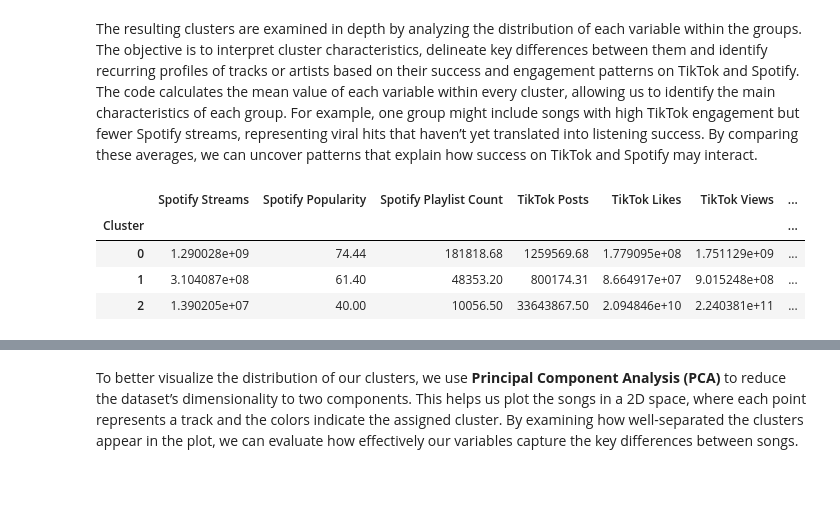
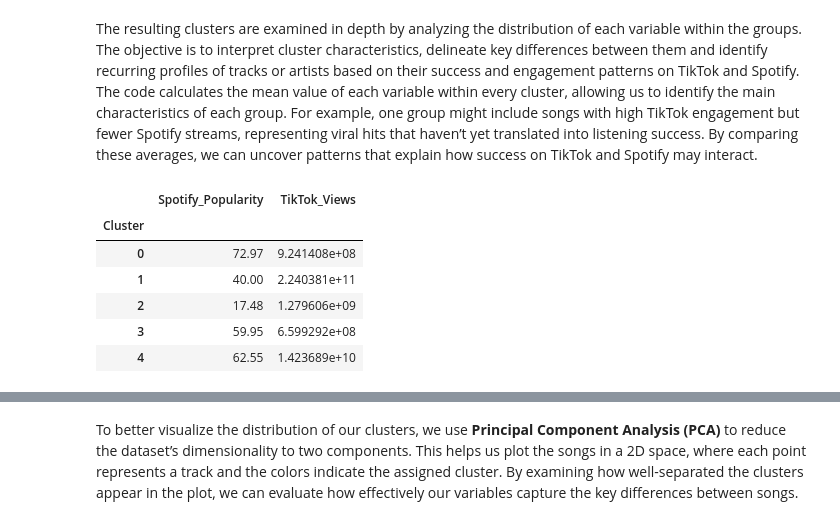
Before and after one commit to letti70033/spotify-tiktok-analysis, a Jupyter notebook: Notebook.ipynb, the cells around one changed output, grey strips where cells are left out. Drawn from its saved outputs; the diff is of its cells as text; code cells hidden in the pictures; blank space fills up the shorter version.

```diff
--- a/Notebook.ipynb
+++ b/Notebook.ipynb
@@ -1080,16 +1048,11 @@ In this phase, the core quantitative variables for clustering (such as streams,
 # %%
 # Select relevant numerical features for clustering
 features = [
-    'Spotify Streams',
-    'Spotify Popularity',
-    'Spotify Playlist Count',
-    'TikTok Posts',
-    'TikTok Likes',
-    'TikTok Views',
-    'Track Score'
+    'Spotify_Popularity',
+    'TikTok_Views',
 ]
 
-X = df[features]
+X = spotify_songs[features]
 
 # Standardize the data
 scaler = StandardScaler()
@@ -1162,3 +1127,13 @@ The silhouette analysis shows that the score reaches its maximum value at **k =
 # %% [markdown]
 After identifying the optimal number of clusters, we apply the **K-Means algorithm** to group songs based on their standardized performance metrics. Each cluster represents a different success profile: for instance, some clusters may include songs that went viral on TikTok but didn’t convert strongly on Spotify, while others may group more established Spotify hits with limited social engagement.
 We then add the resulting cluster labels to the dataset, stored in a new column named “Cluster”. Displaying the number of items per cluster allows us to verify that all clusters are adequately represented and that no group contains too few observations, which could indicate an imbalance or an unsuitable k value
+# %%
+# Choose the optimal K based on Elbow and Silhouette results
+optimal_k = 3
+
+# Apply K-Means
+kmeans = KMeans(n_clusters=optimal_k, random_state=42, n_init=10)
+spotify_songs['Cluster1'] = kmeans.fit_predict(X_scaled)
+
+# Check cluster distribution
+spotify_songs['Cluster1'].value_counts()
@@ -1165,12 +1148,12 @@ We then add the resulting cluster labels to the dataset, stored in a new column
 # %%
 # Choose the optimal K based on Elbow and Silhouette results
-optimal_k = 3
+optimal_k = 5
 
 # Apply K-Means
 kmeans = KMeans(n_clusters=optimal_k, random_state=42, n_init=10)
-df['Cluster'] = kmeans.fit_predict(X_scaled)
+spotify_songs['Cluster'] = kmeans.fit_predict(X_scaled)
 
 # Check cluster distribution
-df['Cluster'].value_counts()
+spotify_songs['Cluster'].value_counts()
 # %% [output]
 Cluster
@@ -1187,11 +1170,13 @@ The resulting clusters are examined in depth by analyzing the distribution of ea
 The code calculates the mean value of each variable within every cluster, allowing us to identify the main characteristics of each group. For example, one group might include songs with high TikTok engagement but fewer Spotify streams, representing viral hits that haven’t yet translated into listening success. By comparing these averages, we can uncover patterns that explain how success on TikTok and Spotify may interact.
 # %%
 # Analyze the characteristics of each cluster
-cluster_summary = df.groupby('Cluster')[features].mean().round(2)
+cluster_summary = spotify_songs.groupby('Cluster')[features].mean().round(2)
 cluster_summary
 # %% [output]
-|  | Spotify Streams | Spotify Popularity | Spotify Playlist Count | TikTok Posts | TikTok Likes | TikTok Views | ... |
-| Cluster |  |  |  |  |  |  | ... |
-| 0 | 1.290028e+09 | 74.44 | 181818.68 | 1259569.68 | 1.779095e+08 | 1.751129e+09 | ... |
-| 1 | 3.104087e+08 | 61.40 | 48353.20 | 800174.31 | 8.664917e+07 | 9.015248e+08 | ... |
-| 2 | 1.390205e+07 | 40.00 | 10056.50 | 33643867.50 | 2.094846e+10 | 2.240381e+11 | ... |
+|  | Spotify_Popularity | TikTok_Views |
+| Cluster |  |  |
+| 0 | 72.97 | 9.241408e+08 |
+| 1 | 40.00 | 2.240381e+11 |
+| 2 | 17.48 | 1.279606e+09 |
+| 3 | 59.95 | 6.599292e+08 |
+| 4 | 62.55 | 1.423689e+10 |
```
Also changed, not shown: parts of 48 cells of this notebook.
